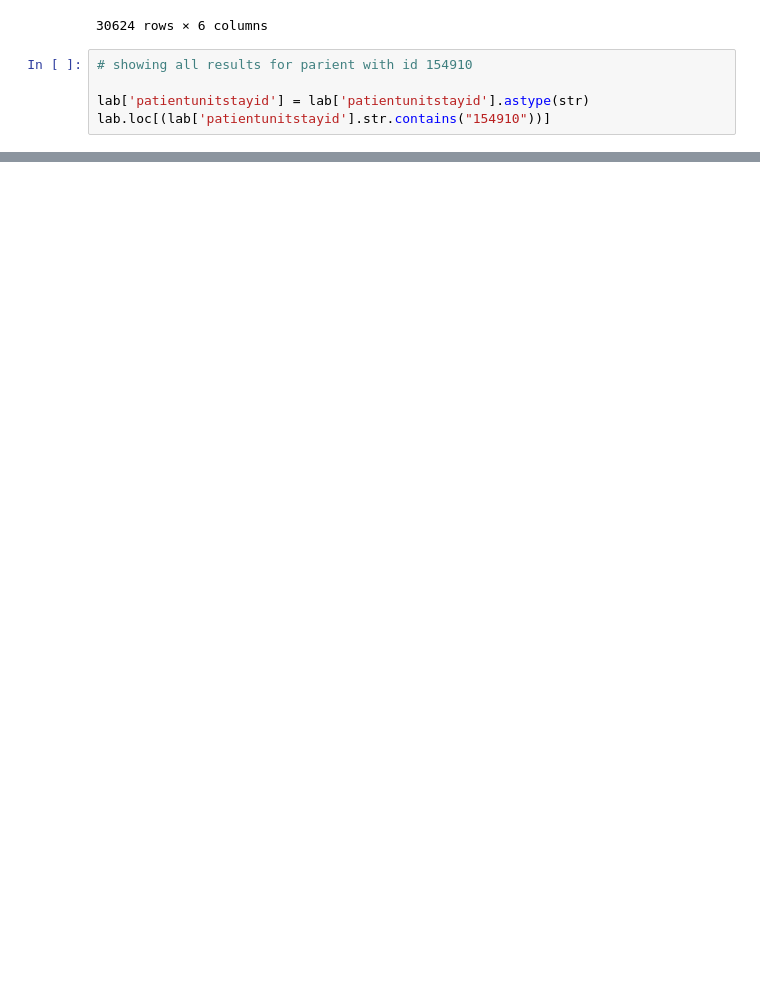
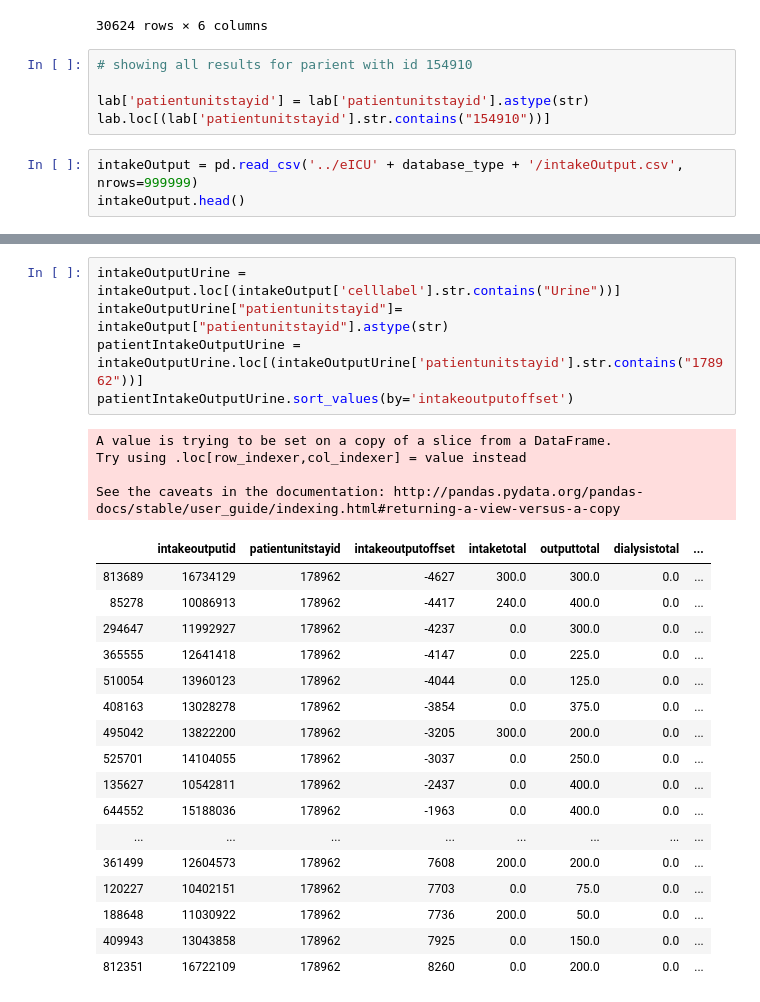
Before and after one commit to StallionsProject/SepsisPrediction, a Jupyter notebook: Jupyter Notebooks/patient-timeseries.ipynb, the cells around one changed output, grey strips where cells are left out. Drawn from its saved outputs; the diff is of its cells as text; blank space fills up the shorter version.

```diff
--- a/Jupyter Notebooks/patient-timeseries.ipynb
+++ b/Jupyter Notebooks/patient-timeseries.ipynb
@@ -99,3 +99,6 @@ lab.loc[(lab['labname'].str.contains("creatinine"))]
 
 lab['patientunitstayid'] = lab['patientunitstayid'].astype(str)
 lab.loc[(lab['patientunitstayid'].str.contains("154910"))]
+# %%
+intakeOutput = pd.read_csv('../eICU' + database_type + '/intakeOutput.csv', nrows=999999)
+intakeOutput.head()
@@ -101,0 +112,27 @@ lab.loc[(lab['patientunitstayid'].str.contains("154910"))]
+# %%
+intakeOutputUrine = intakeOutput.loc[(intakeOutput['celllabel'].str.contains("Urine"))]
+intakeOutputUrine["patientunitstayid"]= intakeOutput["patientunitstayid"].astype(str)
+patientIntakeOutputUrine = intakeOutputUrine.loc[(intakeOutputUrine['patientunitstayid'].str.contains("178962"))]
+patientIntakeOutputUrine.sort_values(by='intakeoutputoffset')
+# %% [output]
+A value is trying to be set on a copy of a slice from a DataFrame.
+Try using .loc[row_indexer,col_indexer] = value instead
+
+See the caveats in the documentation: http://pandas.pydata.org/pandas-docs/stable/user_guide/indexing.html#returning-a-view-versus-a-copy
+|  | intakeoutputid | patientunitstayid | intakeoutputoffset | intaketotal | outputtotal | dialysistotal | ... |
+| 813689 | 16734129 | 178962 | -4627 | 300.0 | 300.0 | 0.0 | ... |
+| 85278 | 10086913 | 178962 | -4417 | 240.0 | 400.0 | 0.0 | ... |
+| 294647 | 11992927 | 178962 | -4237 | 0.0 | 300.0 | 0.0 | ... |
+| 365555 | 12641418 | 178962 | -4147 | 0.0 | 225.0 | 0.0 | ... |
+| 510054 | 13960123 | 178962 | -4044 | 0.0 | 125.0 | 0.0 | ... |
+| 408163 | 13028278 | 178962 | -3854 | 0.0 | 375.0 | 0.0 | ... |
+| 495042 | 13822200 | 178962 | -3205 | 300.0 | 200.0 | 0.0 | ... |
+| 525701 | 14104055 | 178962 | -3037 | 0.0 | 250.0 | 0.0 | ... |
+| 135627 | 10542811 | 178962 | -2437 | 0.0 | 400.0 | 0.0 | ... |
+| 644552 | 15188036 | 178962 | -1963 | 0.0 | 400.0 | 0.0 | ... |
+| ... | ... | ... | ... | ... | ... | ... | ... |
+| 361499 | 12604573 | 178962 | 7608 | 200.0 | 200.0 | 0.0 | ... |
+| 120227 | 10402151 | 178962 | 7703 | 0.0 | 75.0 | 0.0 | ... |
+| 188648 | 11030922 | 178962 | 7736 | 200.0 | 50.0 | 0.0 | ... |
+| 409943 | 13043858 | 178962 | 7925 | 0.0 | 150.0 | 0.0 | ... |
+| 812351 | 16722109 | 178962 | 8260 | 0.0 | 200.0 | 0.0 | ... |
```
Also changed, not shown: parts of 2 cells of this notebook, 1 other file.
